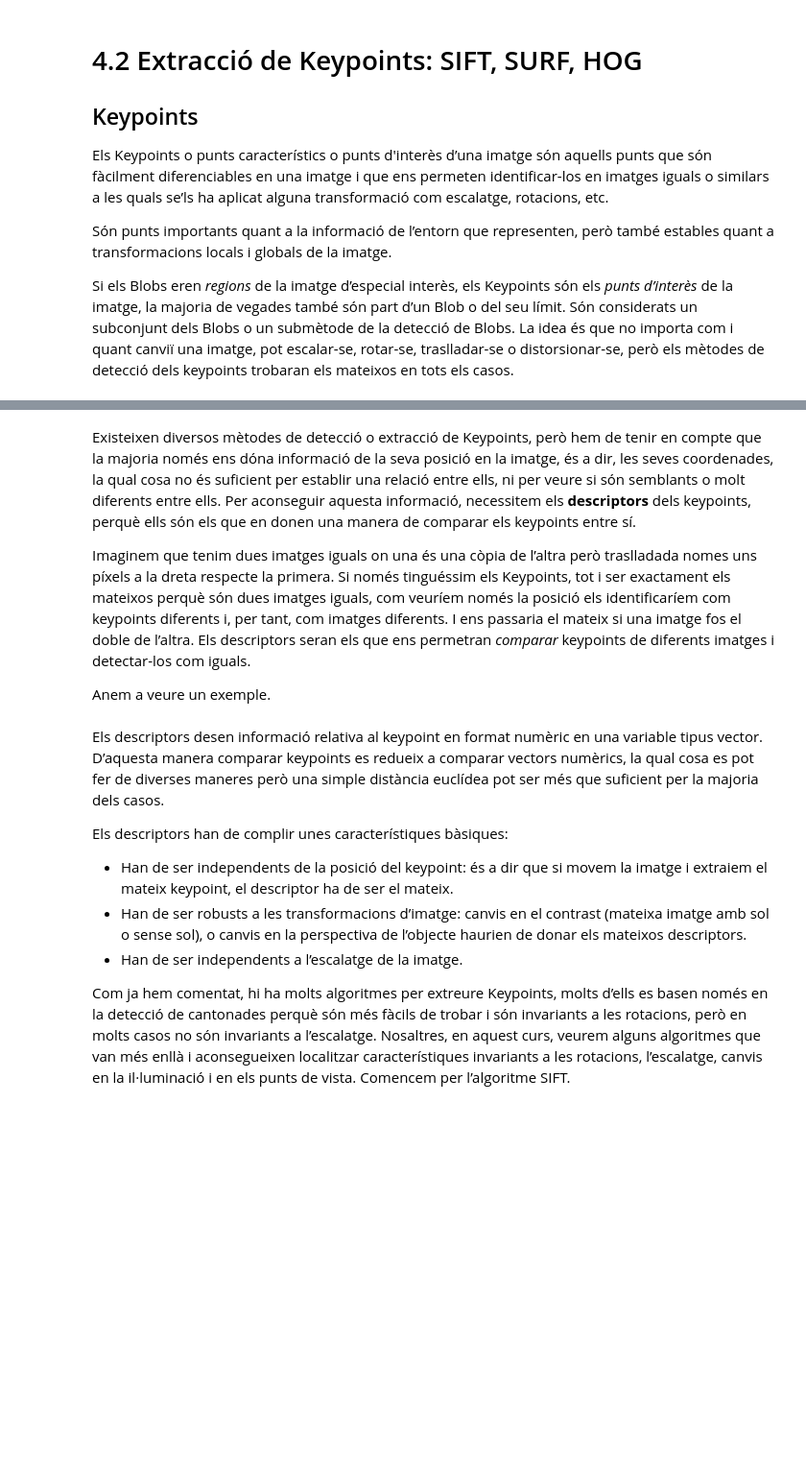
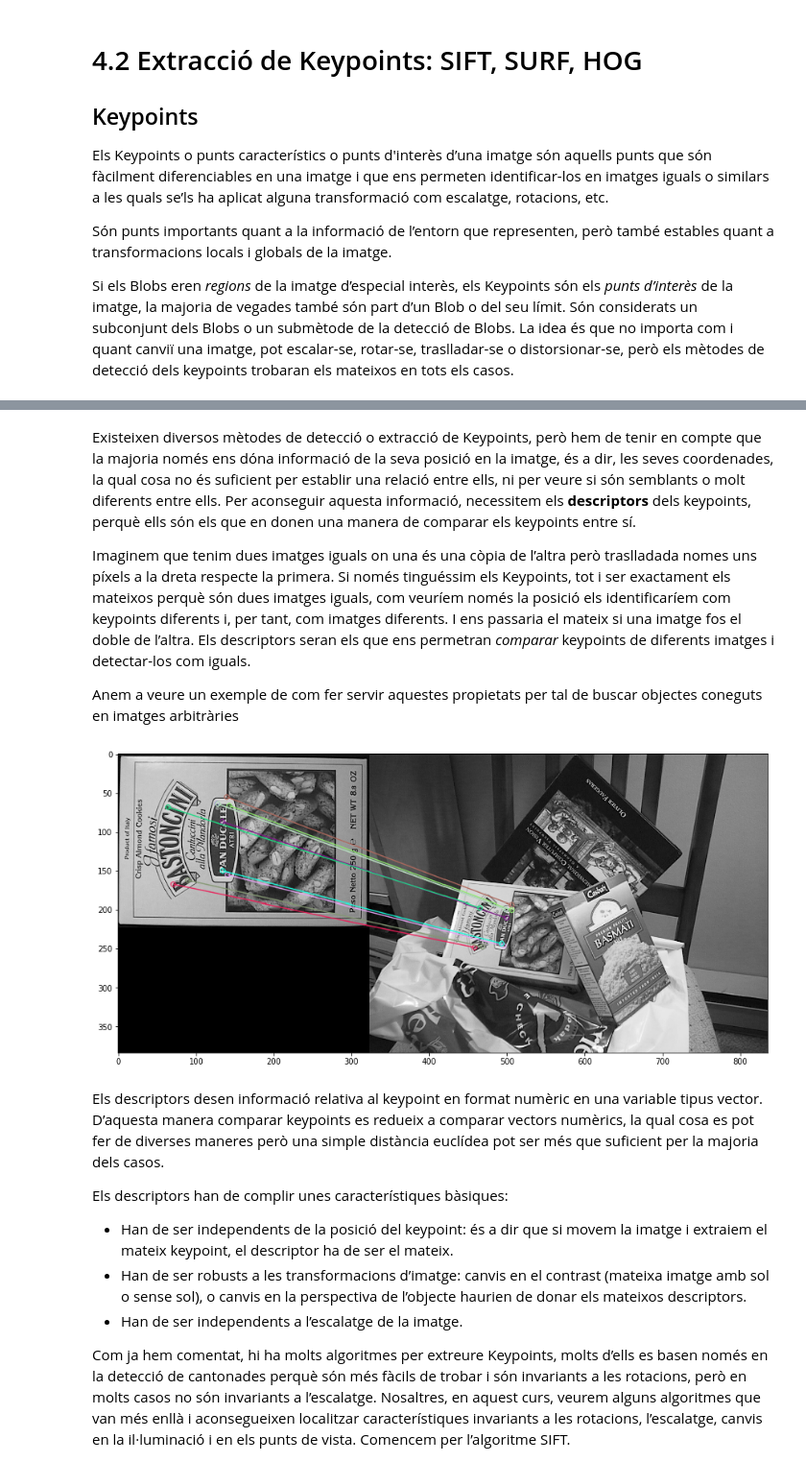
Before and after one commit to ricardborras/curs_soc, a Jupyter notebook: Pla4/4.2_Keypoints.ipynb, the cells around one changed output, grey strips where cells are left out. Shown at 96% size. Cells and saved outputs as stored; diff of their text form; code cells hidden in the pictures; blank space fills up the shorter version.

```diff
--- a/Pla4/4.2_Keypoints.ipynb
+++ b/Pla4/4.2_Keypoints.ipynb
@@ -34,4 +73,4 @@ Existeixen diversos mètodes de detecció o extracció de Keypoints, però hem d
 
 Imaginem que tenim dues imatges iguals on una és una còpia de l’altra però traslladada nomes uns píxels a la dreta respecte la primera. Si només tinguéssim els Keypoints, tot i ser exactament els mateixos perquè són dues imatges iguals, com veuríem només la posició els identificaríem com keypoints diferents i, per tant, com imatges diferents. I ens passaria el mateix si una imatge fos el doble de l’altra. Els descriptors seran els que ens permetran _comparar_ keypoints de diferents imatges i detectar-los com iguals.
 
-Anem a veure un exemple.
+Anem a veure un exemple de com fer servir aquestes propietats per tal de buscar objectes coneguts en imatges arbitràries
@@ -41,3 +77,38 @@ Anem a veure un exemple.
+# %%
+#EXEMPLE PRÀCTIC: càlcul descriptors i matching de keypoints
+# En aquest cas, farem servir un detector basat en FAST i un descriptor anomenat ORB
+# L'objectiu serà trobar la imatge 1 dins de la imatge 2
+import numpy as np
+import cv2
+from matplotlib import pyplot as plt
+
+img1 = cv2.imread('Imatges/box.png',0)
+img2 = cv2.imread('Imatges/box_in_scene.png',0)
+
+# Inicialitzem el descriptor
+orb = cv2.ORB_create()
+
+# obtenim els keypoints i els seus descriptors
+kp1, des1 = orb.detectAndCompute(img1,None)
+kp2, des2 = orb.detectAndCompute(img2,None)
+
+# un cop tenim els keypoints i descriptors d'ambdós imatges, intentem aparellar-los per força bruta
+# (buscant les associacions amb mínima distància de hamming)
+bf = cv2.BFMatcher(cv2.NORM_HAMMING, crossCheck=True)
+matches = bf.match(des1,des2)
+
+# Els ordenem per distància
+matches = sorted(matches, key = lambda x:x.distance)
+
+# Mostrem els 10 més similars
+img3 = cv2.drawMatches(img1,kp1,img2,kp2,matches[:10], None,flags=2)
+
+plt.imshow(img3)
+
+fig = plt.gcf()
+fig.set_size_inches(15, 15)
+# %% [output]
+[figure, added]
 # %% [markdown]
 Els descriptors desen informació relativa al keypoint en format numèric en una variable tipus vector. D’aquesta manera comparar keypoints es redueix a comparar vectors numèrics, la qual cosa es pot fer de diverses maneres però una simple distància euclídea pot ser més que suficient per la majoria dels casos.
 
```
Also changed, not shown: parts of 13 cells of this notebook, 17 other files.
